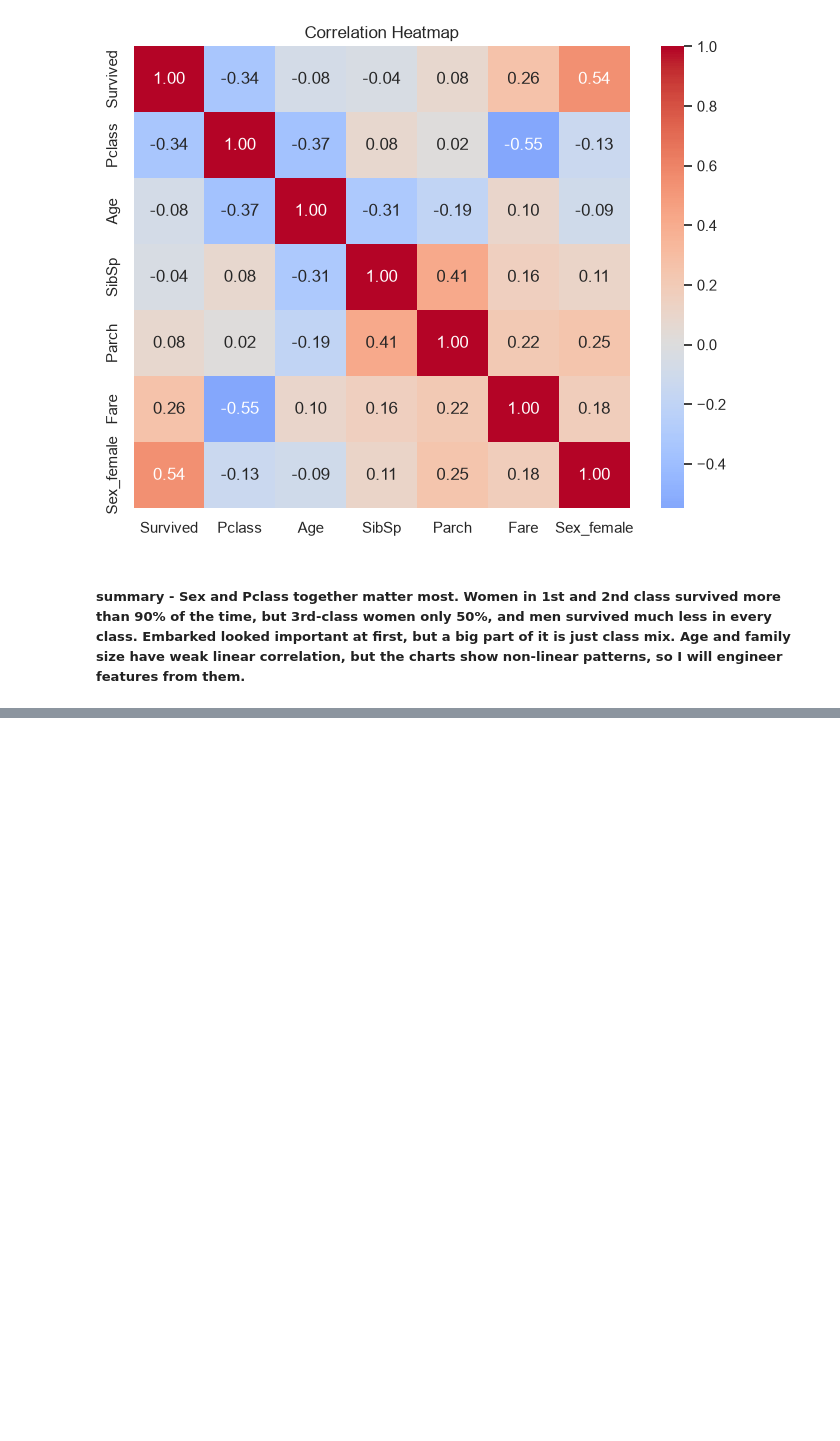
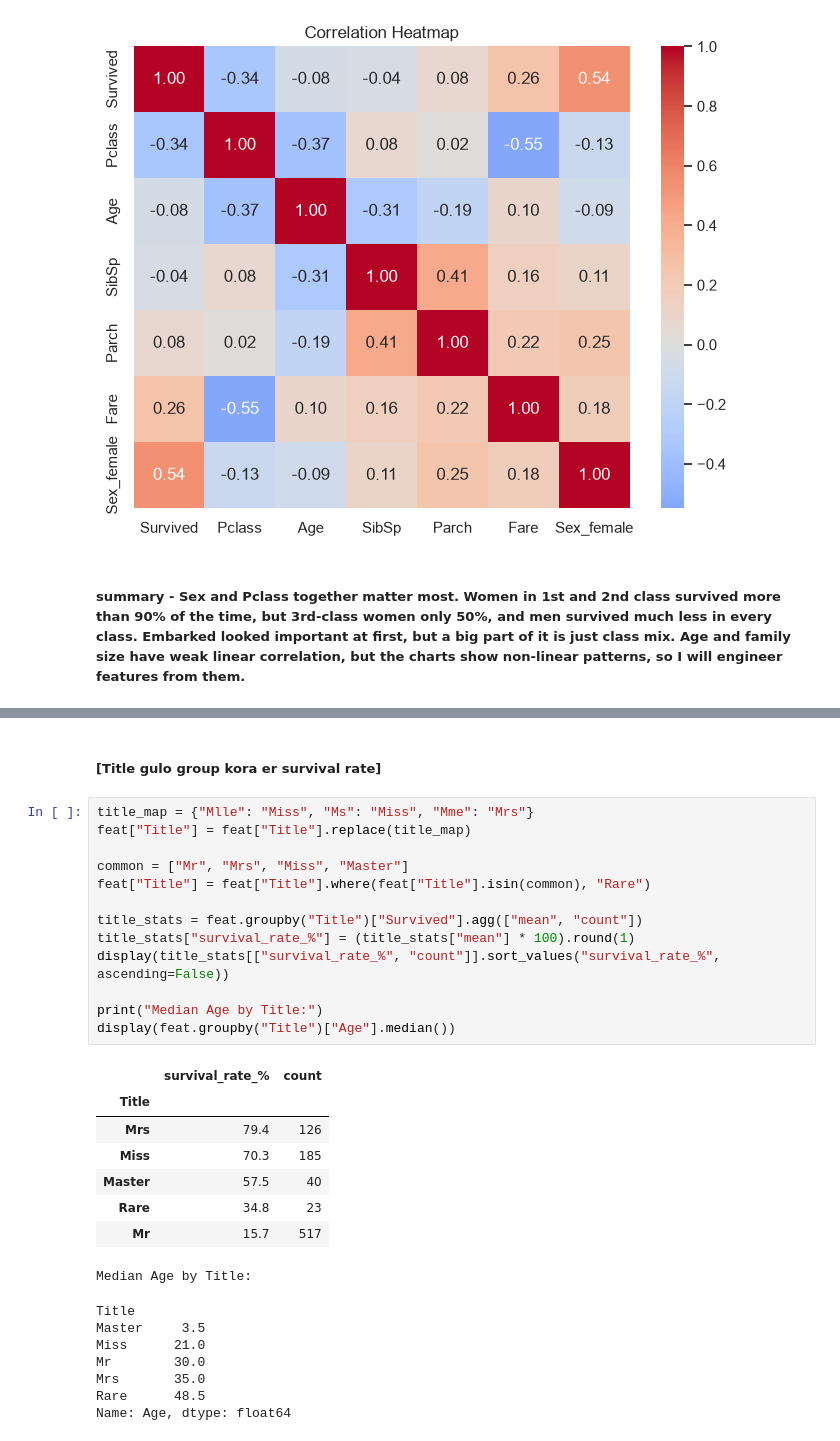
Before and after one commit to Tariqul-stack/titanic-survival-prediction, a Jupyter notebook: notebooks/01_eda.ipynb, the cells around one changed output, grey strips where cells are left out. Cells and saved outputs as stored; diff of their text form; blank space fills up the shorter version.

```diff
--- a/notebooks/01_eda.ipynb
+++ b/notebooks/01_eda.ipynb
@@ -473,0 +503,31 @@ plt.show()
+# %% [markdown]
+##### [Title gulo group kora er survival rate]
+# %%
+title_map = {"Mlle": "Miss", "Ms": "Miss", "Mme": "Mrs"}
+feat["Title"] = feat["Title"].replace(title_map)
+
+common = ["Mr", "Mrs", "Miss", "Master"]
+feat["Title"] = feat["Title"].where(feat["Title"].isin(common), "Rare")
+
+title_stats = feat.groupby("Title")["Survived"].agg(["mean", "count"])
+title_stats["survival_rate_%"] = (title_stats["mean"] * 100).round(1)
+display(title_stats[["survival_rate_%", "count"]].sort_values("survival_rate_%", ascending=False))
+
+print("Median Age by Title:")
+display(feat.groupby("Title")["Age"].median())
+# %% [output]
+|  | survival_rate_% | count |
+| Title |  |  |
+| Mrs | 79.4 | 126 |
+| Miss | 70.3 | 185 |
+| Master | 57.5 | 40 |
+| Rare | 34.8 | 23 |
+| Mr | 15.7 | 517 |
+Median Age by Title:
+Title
+Master     3.5
+Miss      21.0
+Mr        30.0
+Mrs       35.0
+Rare      48.5
+Name: Age, dtype: float64
```
Also changed, not shown: parts of 11 cells of this notebook, 1 other file.
